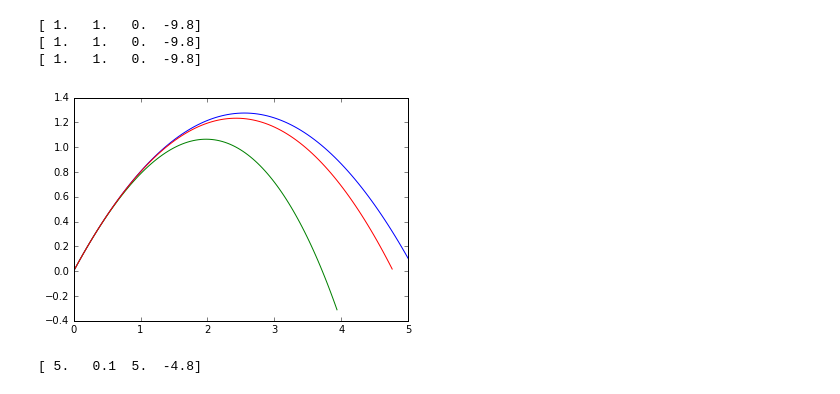
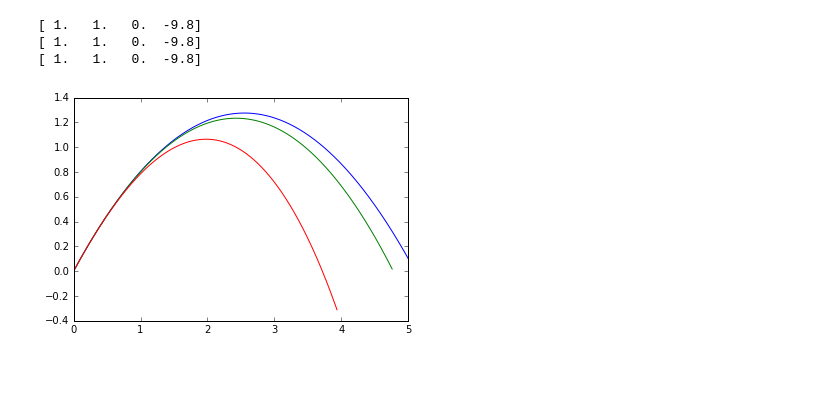
Before and after one commit to JavierMarmol/Integradores, a Jupyter notebook: argumentos y tiro parabólico.ipynb, the cells around one changed output. Saved outputs shown, nothing was run; the diff lists cells and outputs as text; code cells hidden in the pictures.

```diff
--- a/argumentos y tiro parabólico.ipynb
+++ b/argumentos y tiro parabólico.ipynb
@@ -2,7 +2,9 @@
 from pylab import *
 %matplotlib inline
 # %%
-def rk4_a(ec,p_ini,x,args=0,h=0.01):
+def rk4_a(ec,p_ini,x,args=0,h=0.00001):
+    if (x[1]-x[0]) <= 5.*h:
+        h = (x[1]-x[0])/10
     tiempos = arange(x[0],x[1]+h,h)
     sol = zeros((len(tiempos),len(p_ini)))
     sol[0,:] = p_ini
@@ -79,15 +81,11 @@ print e_mov([1,1,1,1],fric_v2)
 # %%
 p = [0,0,5,5]
 t,sol_id = rk4_a(e_mov,p,[0,1])
-t,sol_fv = rk4_a(e_mov,p,[0,1],fric_v2)
-t,sol_fv2 = rk4_a(e_mov,p,[0,1],fric_v)
+t,sol_fv = rk4_a(e_mov,p,[0,1],fric_v)
+t,sol_fv2 = rk4_a(e_mov,p,[0,1],fric_v2)
 plot(sol_id[:,0],sol_id[:,1])
 plot(sol_fv[:,0],sol_fv[:,1])
 plot(sol_fv2[:,0],sol_fv2[:,1])
 show()
 # %% [output]
-[figure, old version]
+[figure, new version]
-# %%
-print sol_id
-# %% [output]
-[ 5.   0.1  5.  -4.8]
```
Also changed, not shown: parts of 1 cell of this notebook, 1 other file.
